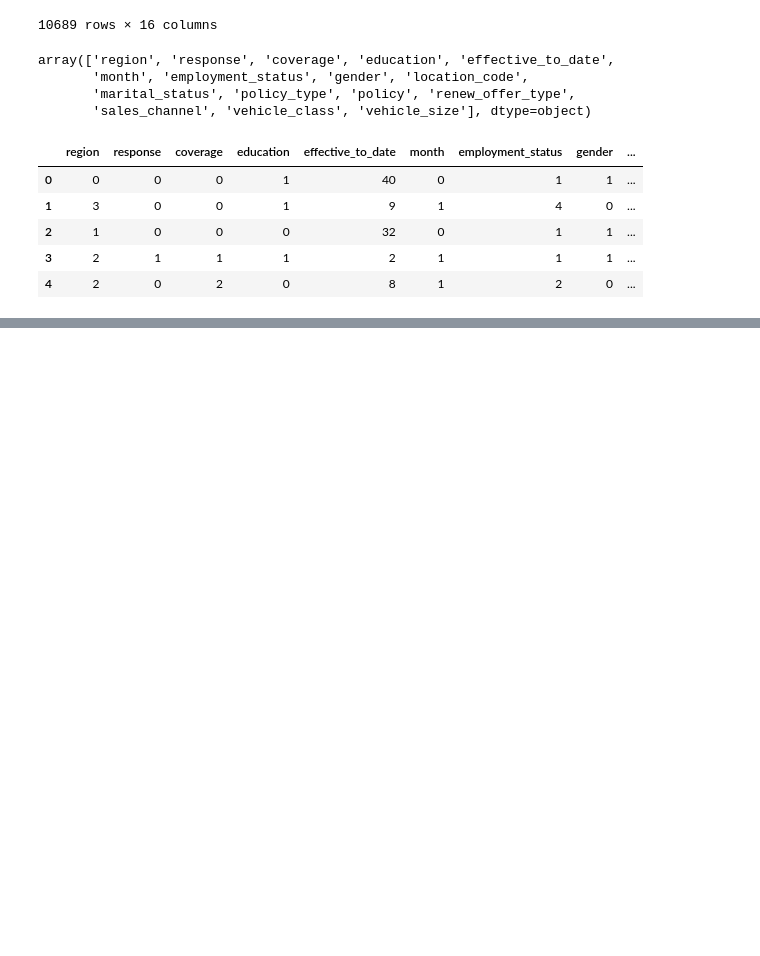
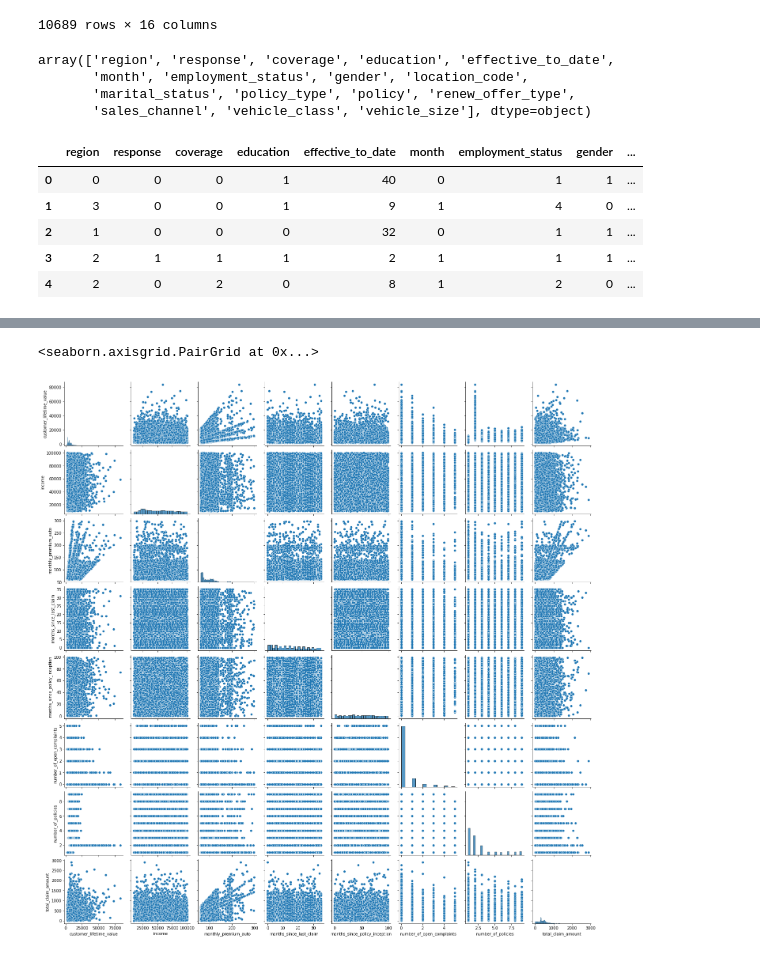
Before and after one commit to fprieto8111/IronLabs, a Jupyter notebook: Data Transformation.ipynb, the cells around one changed output, grey strips where cells are left out. Saved outputs shown, nothing was run; the diff lists cells and outputs as text; code cells hidden in the pictures; blank space fills up the shorter version.

```diff
--- a/Data Transformation.ipynb
+++ b/Data Transformation.ipynb
@@ -91,0 +138,5 @@ categorical.head()
+# %%
+sns.pairplot(numerical)
+# %% [output]
+<seaborn.axisgrid.PairGrid at 0x...>
+[figure, added]
```
Also changed, not shown: parts of 26 cells of this notebook.
